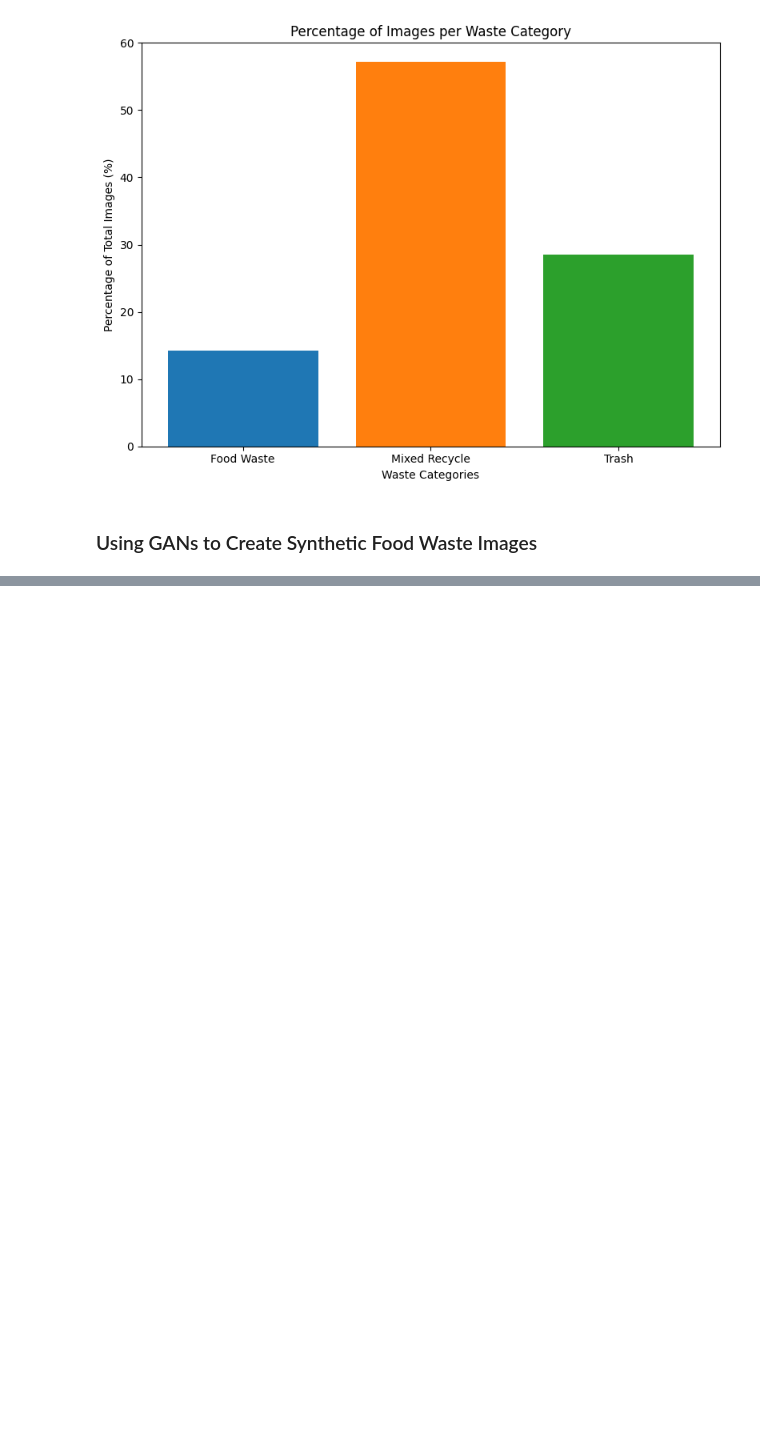
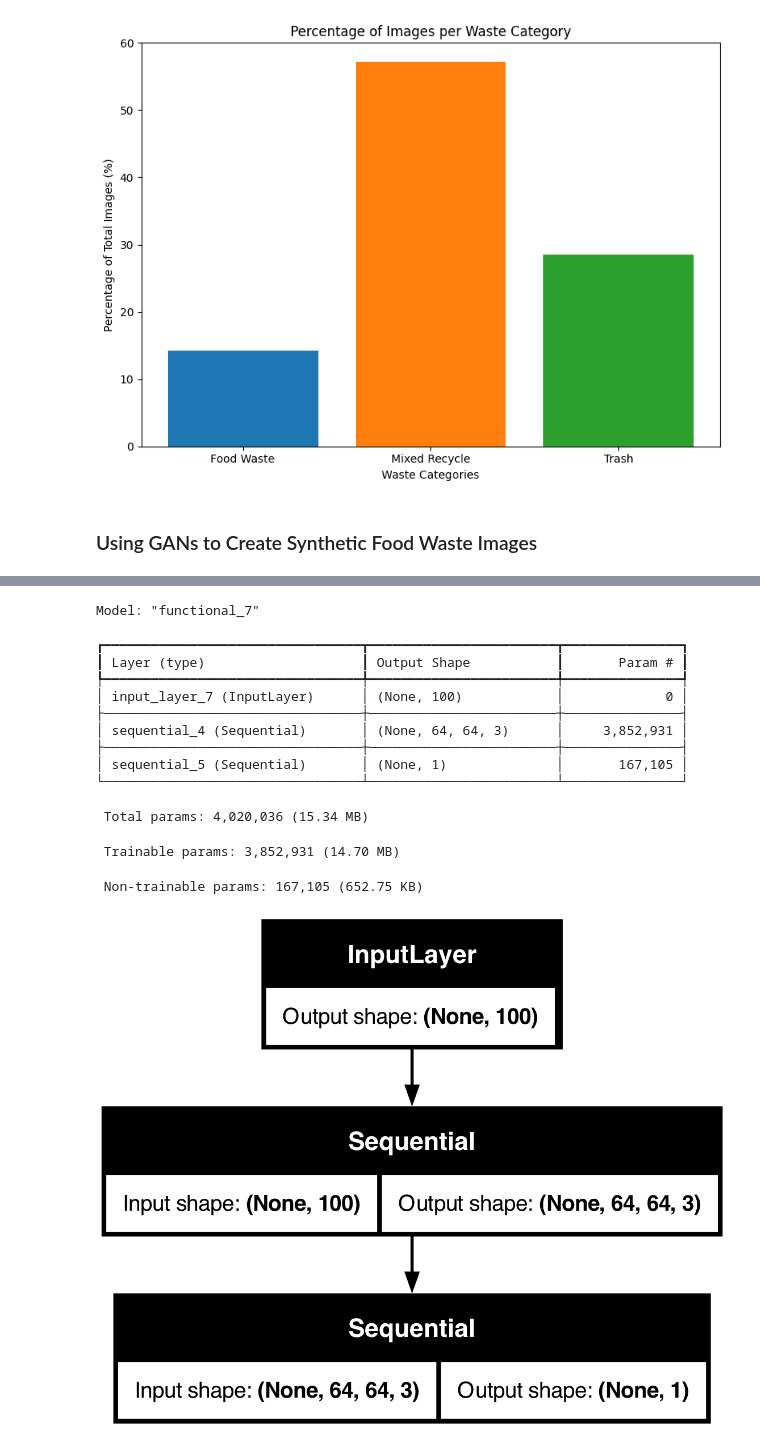
Before and after one commit to Louie-Belile/DS340-CNN-Project, a Jupyter notebook: EDA.ipynb, the cells around one changed output, grey strips where cells are left out. Drawn from its saved outputs; the diff is of its cells as text; code cells hidden in the pictures; blank space fills up the shorter version.

```diff
--- a/EDA.ipynb
+++ b/EDA.ipynb
@@ -250,0 +392,18 @@ images = np.array(images)
+# %%
+gan.summary()  # Prints a textual summary of the GAN model
+tf.keras.utils.plot_model(gan, show_shapes=True, to_file="gan_architecture.png")
+# %% [output]
+Model: "functional_7"
+┏━━━━━━━━━━━━━━━━━━━━━━━━━━━━━━━━━┳━━━━━━━━━━━━━━━━━━━━━━━━┳━━━━━━━━━━━━━━━┓
+┃ Layer (type)                    ┃ Output Shape           ┃       Param # ┃
+┡━━━━━━━━━━━━━━━━━━━━━━━━━━━━━━━━━╇━━━━━━━━━━━━━━━━━━━━━━━━╇━━━━━━━━━━━━━━━┩
+│ input_layer_7 (InputLayer)      │ (None, 100)            │             0 │
+├─────────────────────────────────┼────────────────────────┼───────────────┤
+│ sequential_4 (Sequential)       │ (None, 64, 64, 3)      │     3,852,931 │
+├─────────────────────────────────┼────────────────────────┼───────────────┤
+│ sequential_5 (Sequential)       │ (None, 1)              │       167,105 │
+└─────────────────────────────────┴────────────────────────┴───────────────┘
+ Total params: 4,020,036 (15.34 MB)
+ Trainable params: 3,852,931 (14.70 MB)
+ Non-trainable params: 167,105 (652.75 KB)
+[figure, added]
```
Also changed, not shown: parts of 24 cells of this notebook, 3 other files.
